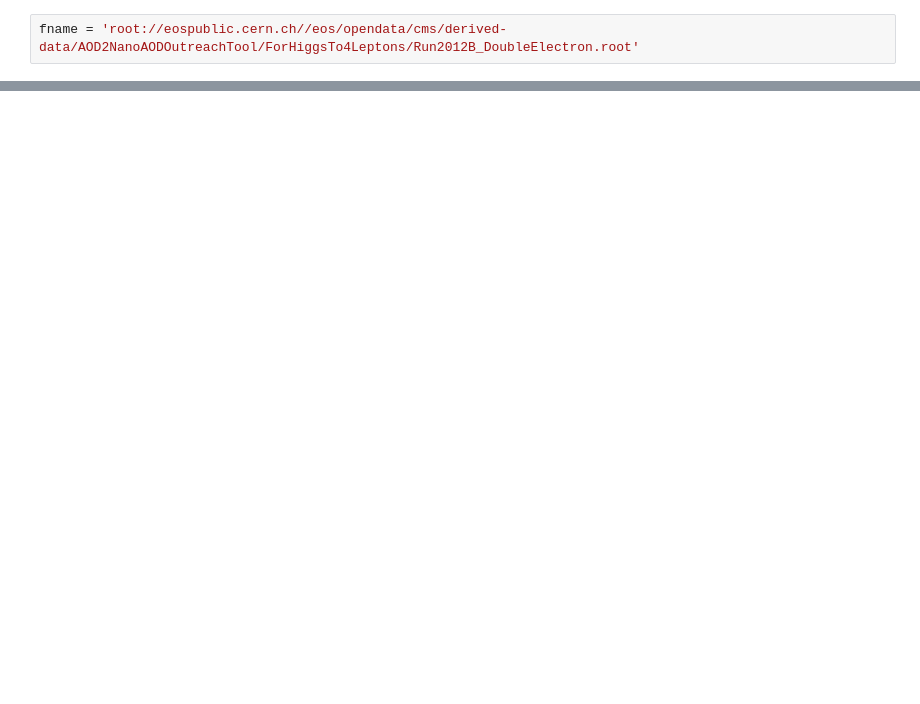
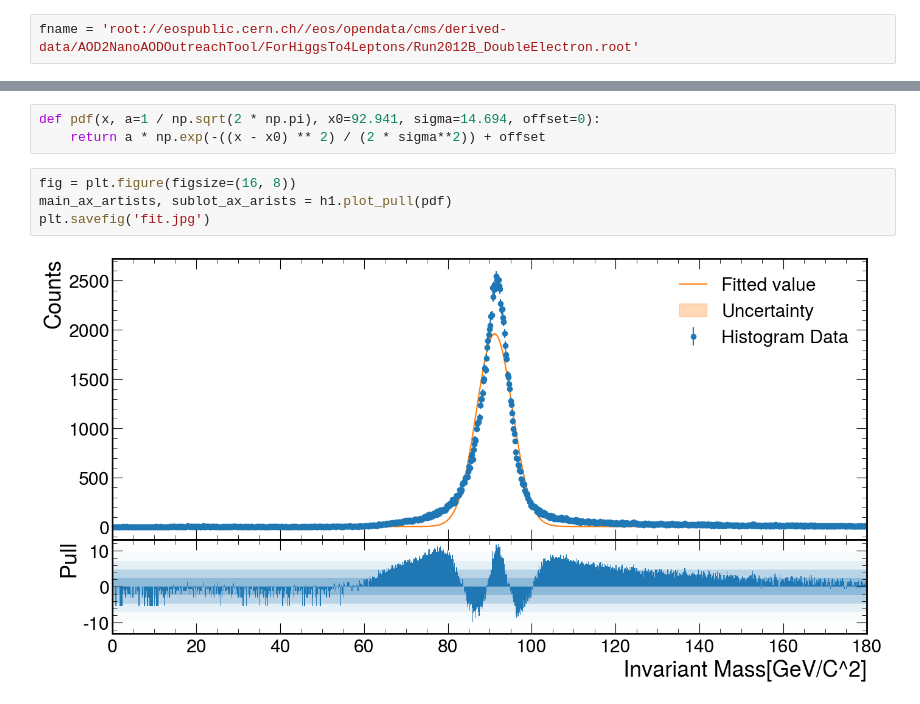
Before and after one commit to JOTELLECHEA/CoffeaCasa-HEP-Analysis, a Jupyter notebook: Analysis/ZBosonInvariantMass.ipynb, the cells around one changed output, grey strips where cells are left out. Cells and saved outputs as stored; diff of their text form; blank space fills up the shorter version.

```diff
--- a/Analysis/ZBosonInvariantMass.ipynb
+++ b/Analysis/ZBosonInvariantMass.ipynb
@@ -82,0 +83,9 @@ cmsPlot(h1)
+# %%
+def pdf(x, a=1 / np.sqrt(2 * np.pi), x0=92.941, sigma=14.694, offset=0):
+    return a * np.exp(-((x - x0) ** 2) / (2 * sigma**2)) + offset
+# %%
+fig = plt.figure(figsize=(16, 8))
+main_ax_artists, sublot_ax_arists = h1.plot_pull(pdf)
+plt.savefig('fit.jpg')
+# %% [output]
+[figure, added]
```
Also changed, not shown: parts of 4 cells of this notebook.
